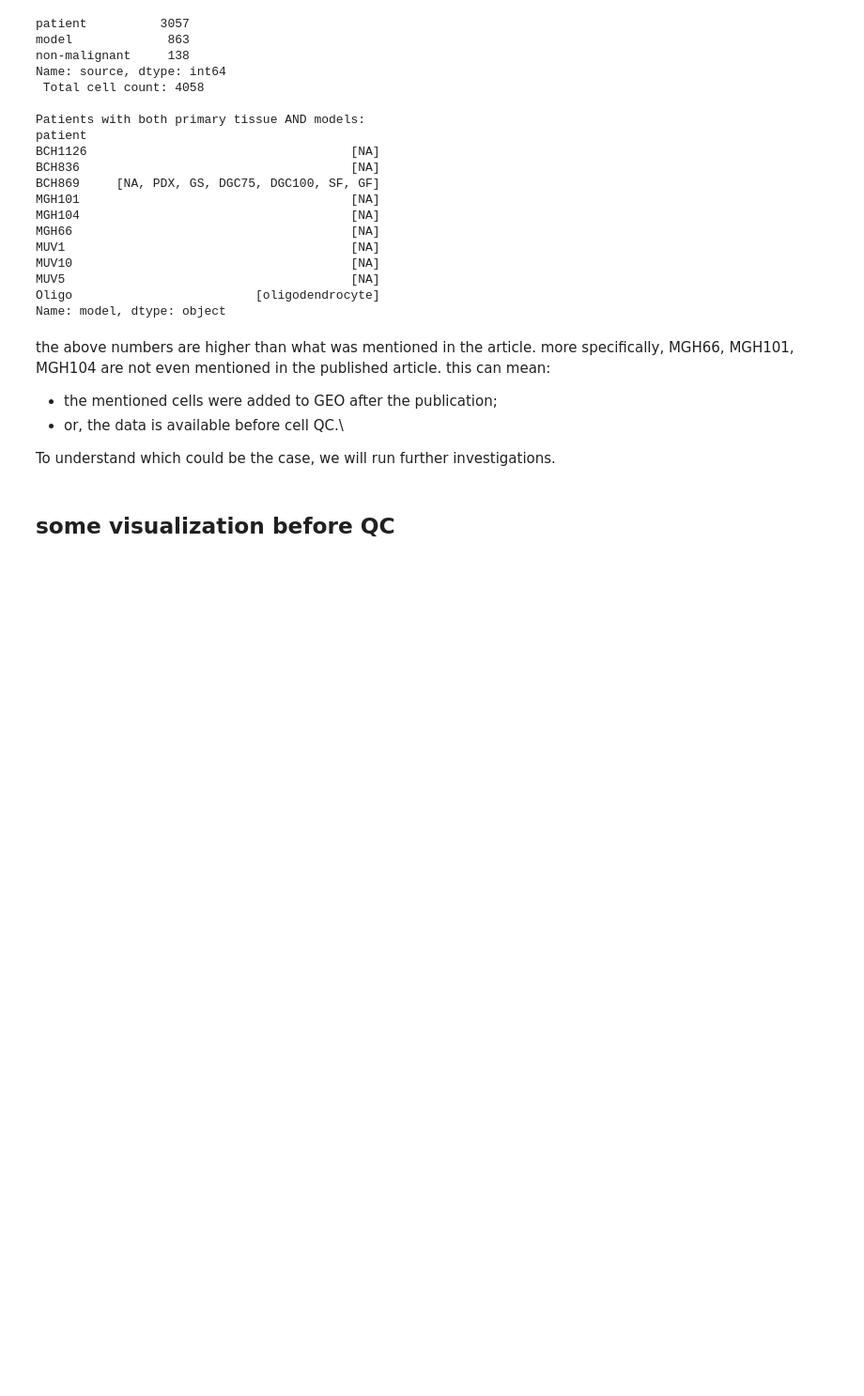
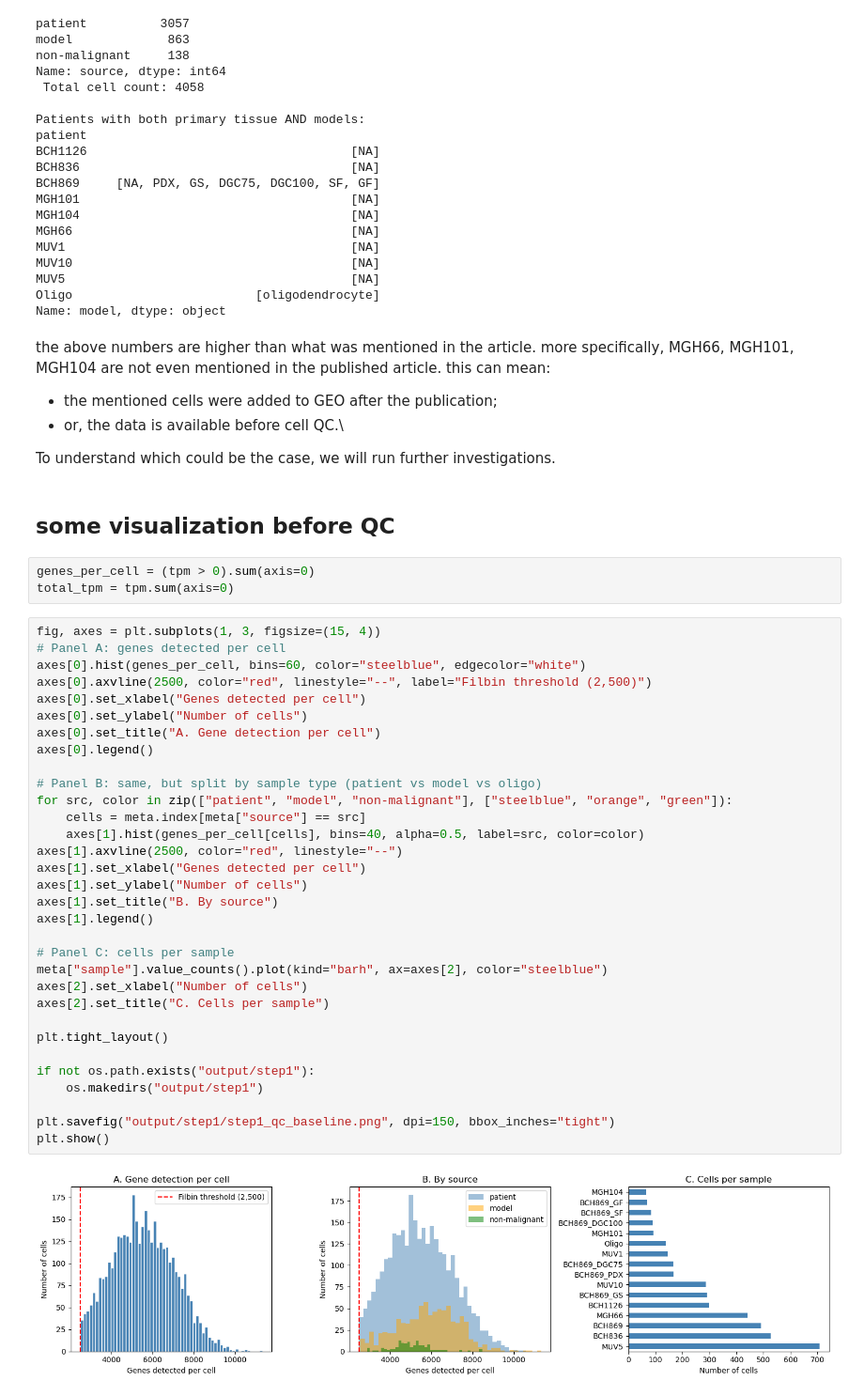
Before and after one commit to kianinsilico/masters_thesis, a Jupyter notebook: Untitled.ipynb, the cells around one changed output. Shown at 94% size. Cells and saved outputs as stored; diff of their text form; blank space fills up the shorter version.

Commit message:
Add baseline quality control image for step 1

```diff
--- a/Untitled.ipynb
+++ b/Untitled.ipynb
@@ -106,3 +106,40 @@ the above numbers are higher than what was mentioned in the article. more specif
 To understand which could be the case, we will run further investigations.
 # %% [markdown]
 ## some visualization before QC
+# %%
+genes_per_cell = (tpm > 0).sum(axis=0)
+total_tpm = tpm.sum(axis=0)
+# %%
+fig, axes = plt.subplots(1, 3, figsize=(15, 4))
+# Panel A: genes detected per cell
+axes[0].hist(genes_per_cell, bins=60, color="steelblue", edgecolor="white")
+axes[0].axvline(2500, color="red", linestyle="--", label="Filbin threshold (2,500)")
+axes[0].set_xlabel("Genes detected per cell")
+axes[0].set_ylabel("Number of cells")
+axes[0].set_title("A. Gene detection per cell")
+axes[0].legend()
+
+# Panel B: same, but split by sample type (patient vs model vs oligo)
+for src, color in zip(["patient", "model", "non-malignant"], ["steelblue", "orange", "green"]):
+    cells = meta.index[meta["source"] == src]
+    axes[1].hist(genes_per_cell[cells], bins=40, alpha=0.5, label=src, color=color)
+axes[1].axvline(2500, color="red", linestyle="--")
+axes[1].set_xlabel("Genes detected per cell")
+axes[1].set_ylabel("Number of cells")
+axes[1].set_title("B. By source")
+axes[1].legend()
+
+# Panel C: cells per sample
+meta["sample"].value_counts().plot(kind="barh", ax=axes[2], color="steelblue")
+axes[2].set_xlabel("Number of cells")
+axes[2].set_title("C. Cells per sample")
+
+plt.tight_layout()
+
+if not os.path.exists("output/step1"):
+    os.makedirs("output/step1")
+
+plt.savefig("output/step1/step1_qc_baseline.png", dpi=150, bbox_inches="tight")
+plt.show()
+# %% [output]
+[figure, added]
```
Also changed, not shown: parts of 2 cells of this notebook, 1 other file.
